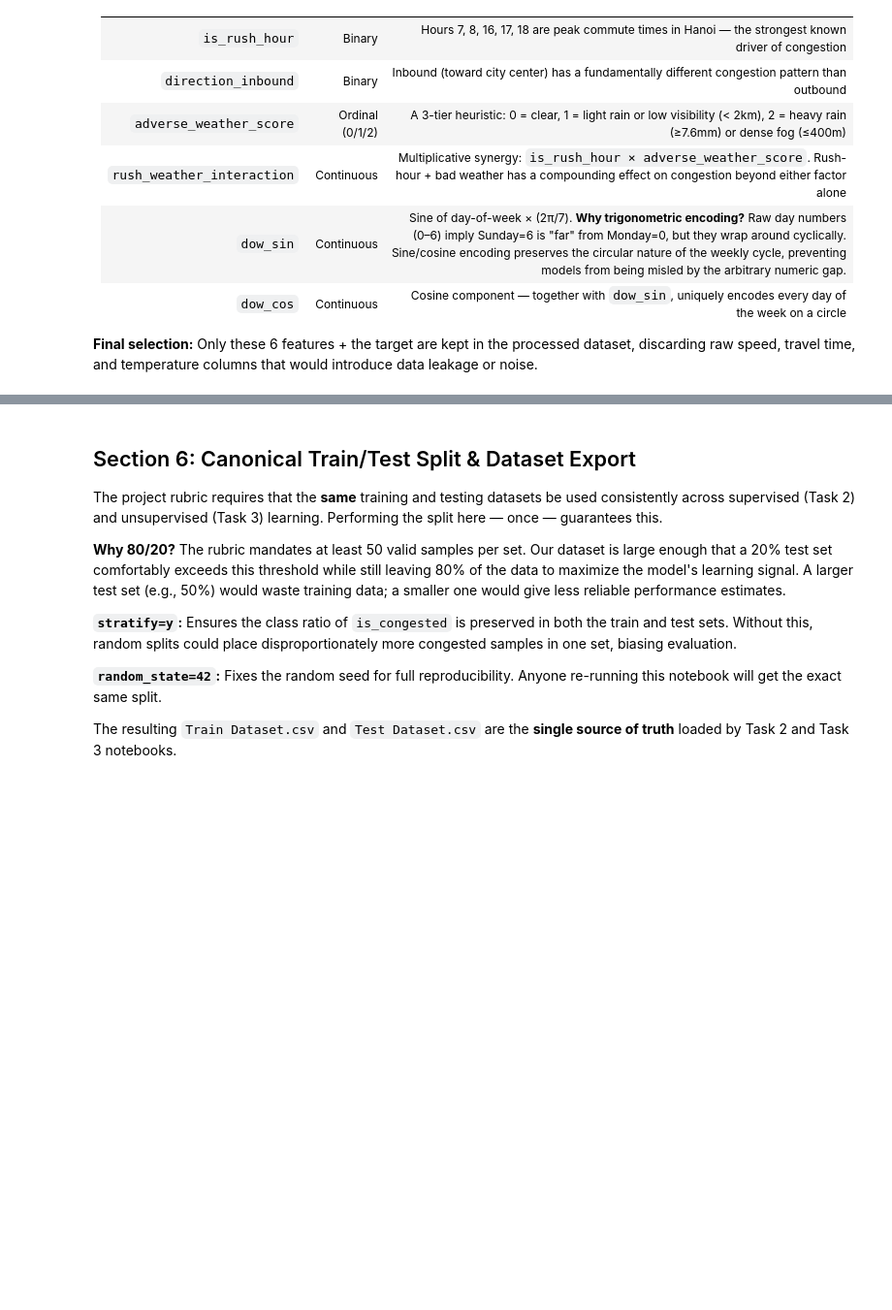
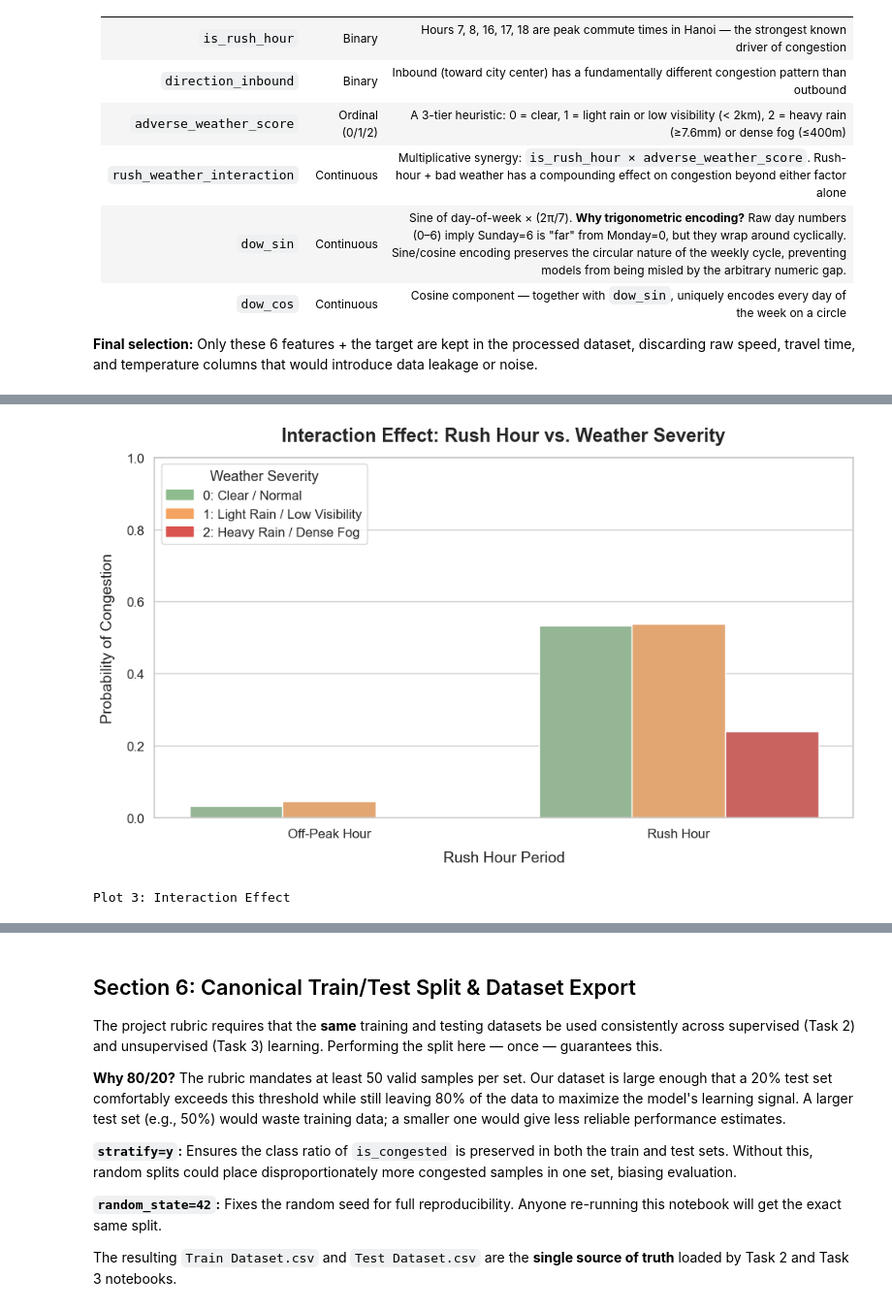
Before and after one commit to EnTeeKiu/FinalDataScience, a Jupyter notebook: Code/Task 1/Task1_Data_Processing_And_Preparation.ipynb, the cells around one changed output, grey strips where cells are left out. Shown at 97% size. Cells and saved outputs as stored; diff of their text form; code cells hidden in the pictures; blank space fills up the shorter version.

```diff
--- a/Code/Task 1/Task1_Data_Processing_And_Preparation.ipynb
+++ b/Code/Task 1/Task1_Data_Processing_And_Preparation.ipynb
@@ -212,23 +271,26 @@ if 'adverse_weather_score' in df_processed.columns:
 # %%
 # Plot 3: Interaction Effect — Rush Hour × Weather
 if 'is_rush_hour' in df_processed.columns and 'adverse_weather_score' in df_processed.columns:
     plt.figure(figsize=(10, 6))
     weather_colors = ['#8FBC8F', '#F4A460', '#D9534F']
     ax = sns.barplot(x='is_rush_hour', y='is_congested', hue='adverse_weather_score',
                      data=df_processed, palette=weather_colors, errorbar=None)
-    plt.title('Interaction Effect: Rush Hour vs. Weather Severity', fontsize=14, fontweight='bold', pad=15)
-    plt.xlabel('Rush Hour Period', fontsize=12, labelpad=10)
-    plt.ylabel('Probability of Congestion', fontsize=12, labelpad=10)
+    plt.title('Interaction Effect: Rush Hour vs. Weather Severity', fontsize=17, fontweight='bold', pad=15)
+    plt.xlabel('Rush Hour Period', fontsize=14, labelpad=10)
+    plt.ylabel('Probability of Congestion', fontsize=14, labelpad=10)
     plt.ylim(0, 1)
     ax.set_xticks([0, 1])
     ax.set_xticklabels(['Off-Peak Hour', 'Rush Hour'])
     g_patch = mpatches.Patch(color='#8FBC8F', label='0: Clear / Normal')
     o_patch = mpatches.Patch(color='#F4A460', label='1: Light Rain / Low Visibility')
     r_patch = mpatches.Patch(color='#D9534F', label='2: Heavy Rain / Dense Fog')
     ax.legend(handles=[g_patch, o_patch, r_patch], title='Weather Severity', loc='upper left')
     plt.tight_layout()
     plt.show()
     print('Plot 3: Interaction Effect')
+# %% [output]
+[figure, added]
+Plot 3: Interaction Effect
 # %%
 # Plot 4: Pearson Correlation Heatmap
 features_to_plot = ['is_congested', 'is_rush_hour', 'direction_inbound',
```
Also changed, not shown: parts of 10 cells of this notebook.
